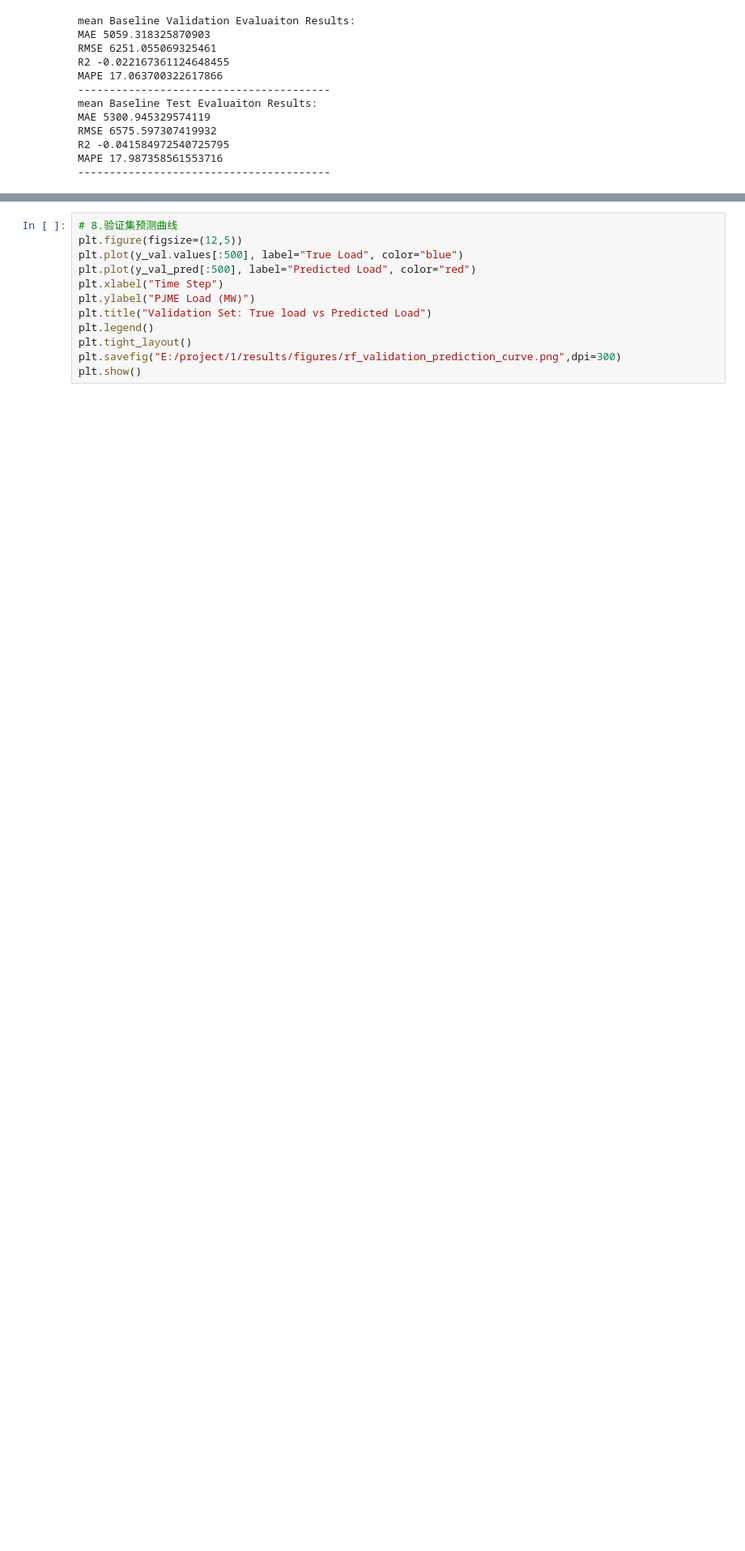
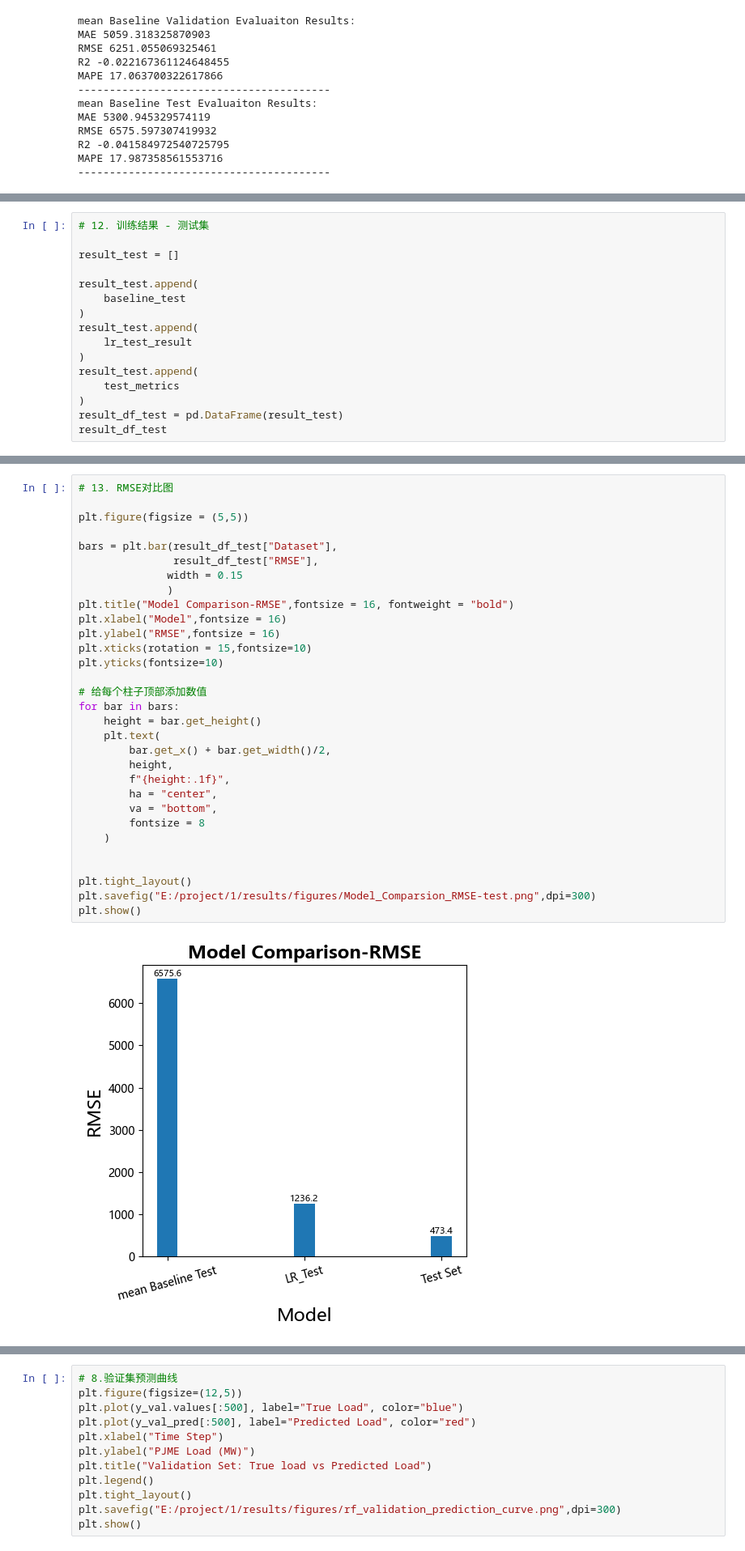
Before and after one commit to zyydkk/-Power-Load-Data-Analysis-and-Visualization-System, a Jupyter notebook: Power-Load-Data-Analysis-and-Visualization-System/notebooks/02_feature_engineering_baseline.ipynb, the cells around one changed output, grey strips where cells are left out. Shown at 81% size. Cells and saved outputs as stored; diff of their text form; blank space fills up the shorter version.

```diff
--- a/Power-Load-Data-Analysis-and-Visualization-System/notebooks/02_feature_engineering_baseline.ipynb
+++ b/Power-Load-Data-Analysis-and-Visualization-System/notebooks/02_feature_engineering_baseline.ipynb
@@ -284,0 +346,16 @@ MAPE 1.0980635109964383
+# %%
+# 12. 训练结果 - 测试集
+
+result_test = []
+
+result_test.append(
+    baseline_test
+)
+result_test.append(
+    lr_test_result
+)
+result_test.append(
+    test_metrics
+)
+result_df_test = pd.DataFrame(result_test)
+result_df_test
@@ -284,0 +367,33 @@ MAPE 1.0980635109964383
+# %%
+# 13. RMSE对比图
+
+plt.figure(figsize = (5,5))
+
+bars = plt.bar(result_df_test["Dataset"],
+               result_df_test["RMSE"],
+              width = 0.15
+              )
+plt.title("Model Comparison-RMSE",fontsize = 16, fontweight = "bold")
+plt.xlabel("Model",fontsize = 16)
+plt.ylabel("RMSE",fontsize = 16)
+plt.xticks(rotation = 15,fontsize=10)
+plt.yticks(fontsize=10)
+
+# 给每个柱子顶部添加数值
+for bar in bars:
+    height = bar.get_height()
+    plt.text(
+        bar.get_x() + bar.get_width()/2,
+        height,
+        f"{height:.1f}",
+        ha = "center",
+        va = "bottom",
+        fontsize = 8
+    )
+
+
+plt.tight_layout()
+plt.savefig("E:/project/1/results/figures/Model_Comparsion_RMSE-test.png",dpi=300)
+plt.show()
+# %% [output]
+[figure, added]
```
Also changed, not shown: parts of 7 cells of this notebook.
